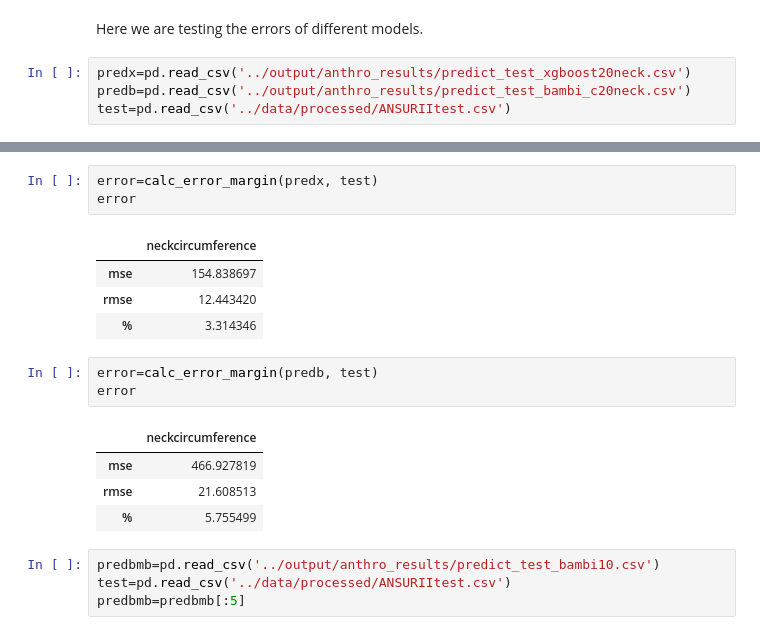
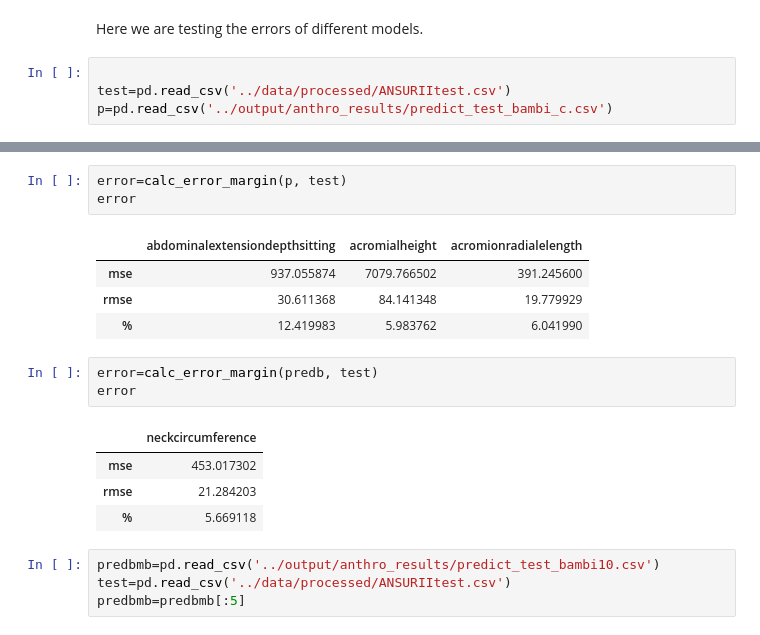
Before and after one commit to jobindjohn/anthromass, a Jupyter notebook: anthropmass/nbs/120_data_evaluation.ipynb, the cells around one changed output, grey strips where cells are left out. Drawn from its saved outputs; the diff is of its cells as text.

```diff
--- a/anthropmass/nbs/120_data_evaluation.ipynb
+++ b/anthropmass/nbs/120_data_evaluation.ipynb
@@ -45,6 +45,6 @@ def plot_errors(error_measurments, prediction, test):
 # %% [markdown]
 Here we are testing the errors of different models.
 # %%
-predx=pd.read_csv('../output/anthro_results/predict_test_xgboost20neck.csv')
-predb=pd.read_csv('../output/anthro_results/predict_test_bambi_c20neck.csv')
+
 test=pd.read_csv('../data/processed/ANSURIItest.csv')
+p=pd.read_csv('../output/anthro_results/predict_test_bambi_c.csv')
@@ -51,19 +108,19 @@ test=pd.read_csv('../data/processed/ANSURIItest.csv')
 # %%
-error=calc_error_margin(predx, test)
+error=calc_error_margin(p, test)
 error
 # %% [output]
-|  | neckcircumference |
-| mse | 154.838697 |
-| rmse | 12.443420 |
-| % | 3.314346 |
+|  | abdominalextensiondepthsitting | acromialheight | acromionradialelength |
+| mse | 937.055874 | 7079.766502 | 391.245600 |
+| rmse | 30.611368 | 84.141348 | 19.779929 |
+| % | 12.419983 | 5.983762 | 6.041990 |
 # %%
 error=calc_error_margin(predb, test)
 error
 # %% [output]
 |  | neckcircumference |
-| mse | 466.927819 |
-| rmse | 21.608513 |
-| % | 5.755499 |
+| mse | 453.017302 |
+| rmse | 21.284203 |
+| % | 5.669118 |
 # %%
 predbmb=pd.read_csv('../output/anthro_results/predict_test_bambi10.csv')
 test=pd.read_csv('../data/processed/ANSURIItest.csv')
```
Also changed, not shown: parts of 7 cells of this notebook, 5 other files.
